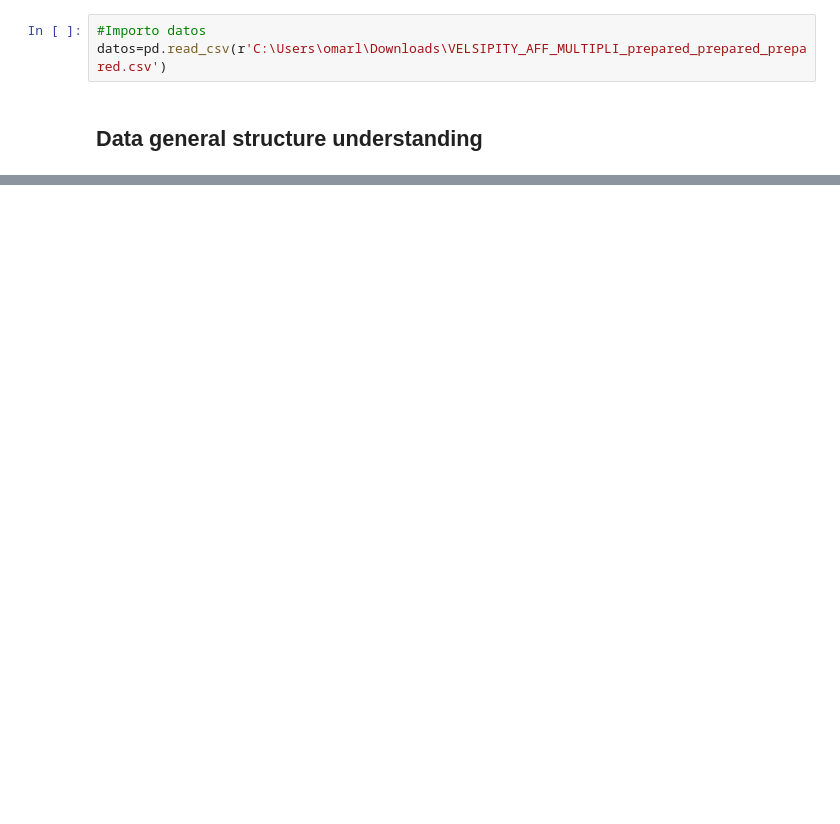
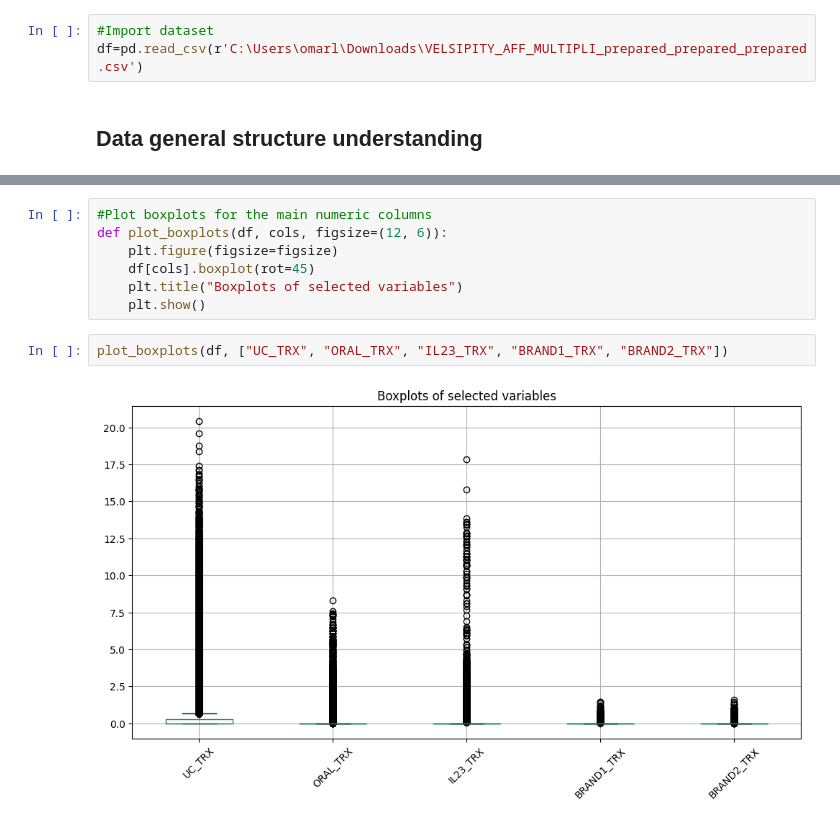
Before and after one commit to david-bazalduaa/Pfizer-segmentation-Ulcerative-Colitis, a Jupyter notebook: EDA_Omar.ipynb, the cells around one changed output, grey strips where cells are left out. Saved outputs shown, nothing was run; the diff lists cells and outputs as text; blank space fills up the shorter version.

```diff
--- a/EDA_Omar.ipynb
+++ b/EDA_Omar.ipynb
@@ -7,8 +7,8 @@ import numpy as np
 import matplotlib.pyplot as plt
 import seaborn as sns
 # %%
-#Importo datos
-datos=pd.read_csv(r'C:\Users\omarl\Downloads\VELSIPITY_AFF_MULTIPLI_prepared_prepared_prepared.csv')
+#Import dataset
+df=pd.read_csv(r'C:\Users\omarl\Downloads\VELSIPITY_AFF_MULTIPLI_prepared_prepared_prepared.csv')
 # %% [markdown]
 ## Data general structure understanding
 # %%
@@ -82,0 +345,11 @@ Year-Quarter: 7
+# %%
+#Plot boxplots for the main numeric columns
+def plot_boxplots(df, cols, figsize=(12, 6)):
+    plt.figure(figsize=figsize)
+    df[cols].boxplot(rot=45)
+    plt.title("Boxplots of selected variables")
+    plt.show()
+# %%
+plot_boxplots(df, ["UC_TRX", "ORAL_TRX", "IL23_TRX", "BRAND1_TRX", "BRAND2_TRX"])
+# %% [output]
+[figure, added]
```
Also changed, not shown: parts of 41 cells of this notebook.
